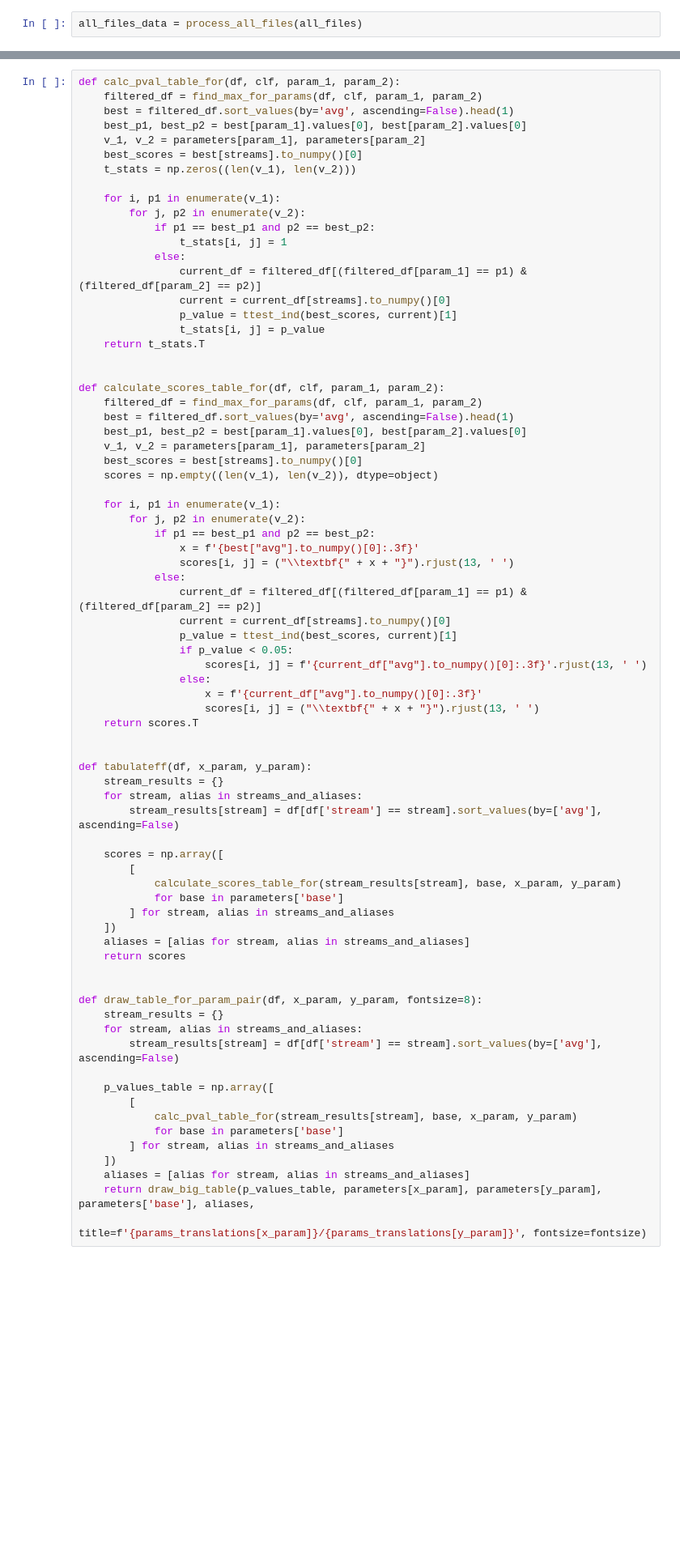
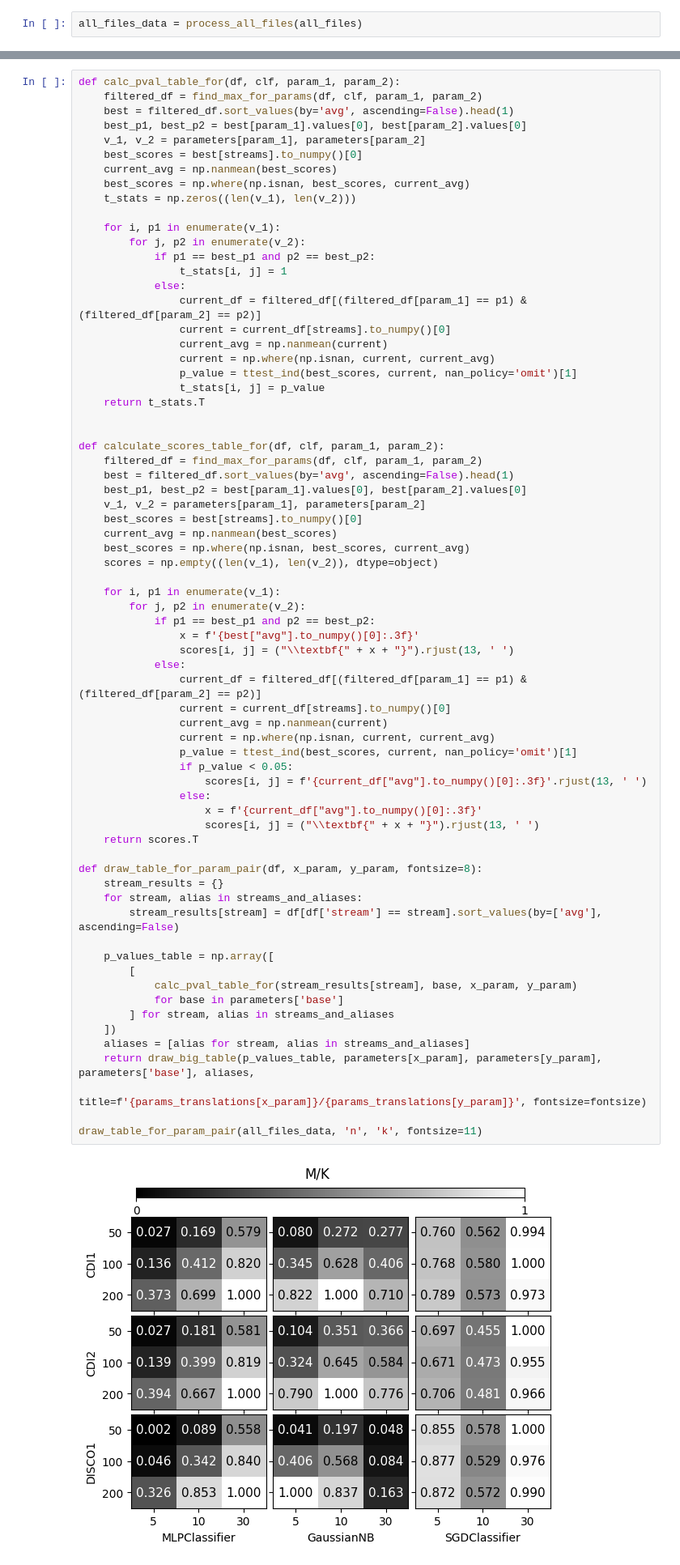
Before and after one commit to mhedloff/stream-learn, a Jupyter notebook: final/notebook.ipynb, the cells around one changed output, grey strips where cells are left out. Shown at 81% size. Cells and saved outputs as stored; diff of their text form; blank space fills up the shorter version.

```diff
--- a/final/notebook.ipynb
+++ b/final/notebook.ipynb
@@ -203,6 +233,8 @@ def calc_pval_table_for(df, clf, param_1, param_2):
     best_p1, best_p2 = best[param_1].values[0], best[param_2].values[0]
     v_1, v_2 = parameters[param_1], parameters[param_2]
     best_scores = best[streams].to_numpy()[0]
+    current_avg = np.nanmean(best_scores)
+    best_scores = np.where(np.isnan, best_scores, current_avg)
     t_stats = np.zeros((len(v_1), len(v_2)))
 
     for i, p1 in enumerate(v_1):
@@ -212,7 +244,9 @@ def calc_pval_table_for(df, clf, param_1, param_2):
             else:
                 current_df = filtered_df[(filtered_df[param_1] == p1) & (filtered_df[param_2] == p2)]
                 current = current_df[streams].to_numpy()[0]
-                p_value = ttest_ind(best_scores, current)[1]
+                current_avg = np.nanmean(current)
+                current = np.where(np.isnan, current, current_avg)
+                p_value = ttest_ind(best_scores, current, nan_policy='omit')[1]
                 t_stats[i, j] = p_value
     return t_stats.T
 
@@ -223,51 +257,43 @@ def calculate_scores_table_for(df, clf, param_1, param_2):
     best_p1, best_p2 = best[param_1].values[0], best[param_2].values[0]
     v_1, v_2 = parameters[param_1], parameters[param_2]
     best_scores = best[streams].to_numpy()[0]
+    current_avg = np.nanmean(best_scores)
+    best_scores = np.where(np.isnan, best_scores, current_avg)
     scores = np.empty((len(v_1), len(v_2)), dtype=object)
 
     for i, p1 in enumerate(v_1):
         for j, p2 in enumerate(v_2):
             if p1 == best_p1 and p2 == best_p2:
                 x = f'{best["avg"].to_numpy()[0]:.3f}'
                 scores[i, j] = ("\\textbf{" + x + "}").rjust(13, ' ')
             else:
                 current_df = filtered_df[(filtered_df[param_1] == p1) & (filtered_df[param_2] == p2)]
                 current = current_df[streams].to_numpy()[0]
-                p_value = ttest_ind(best_scores, current)[1]
+                current_avg = np.nanmean(current)
+                current = np.where(np.isnan, current, current_avg)
+                p_value = ttest_ind(best_scores, current, nan_policy='omit')[1]
                 if p_value < 0.05:
                     scores[i, j] = f'{current_df["avg"].to_numpy()[0]:.3f}'.rjust(13, ' ')
                 else:
                     x = f'{current_df["avg"].to_numpy()[0]:.3f}'
                     scores[i, j] = ("\\textbf{" + x + "}").rjust(13, ' ')
     return scores.T
-
-
-def tabulateff(df, x_param, y_param):
-    stream_results = {}
-    for stream, alias in streams_and_aliases:
-        stream_results[stream] = df[df['stream'] == stream].sort_values(by=['avg'], ascending=False)
-
-    scores = np.array([
-        [
-            calculate_scores_table_for(stream_results[stream], base, x_param, y_param)
-            for base in parameters['base']
-        ] for stream, alias in streams_and_aliases
-    ])
-    aliases = [alias for stream, alias in streams_and_aliases]
-    return scores
-
 
 def draw_table_for_param_pair(df, x_param, y_param, fontsize=8):
     stream_results = {}
     for stream, alias in streams_and_aliases:
         stream_results[stream] = df[df['stream'] == stream].sort_values(by=['avg'], ascending=False)
 
     p_values_table = np.array([
         [
             calc_pval_table_for(stream_results[stream], base, x_param, y_param)
             for base in parameters['base']
         ] for stream, alias in streams_and_aliases
     ])
     aliases = [alias for stream, alias in streams_and_aliases]
     return draw_big_table(p_values_table, parameters[x_param], parameters[y_param], parameters['base'], aliases,
                           title=f'{params_translations[x_param]}/{params_translations[y_param]}', fontsize=fontsize)
+
+draw_table_for_param_pair(all_files_data, 'n', 'k', fontsize=11)
+# %% [output]
+[figure, added]
```
Also changed, not shown: parts of 15 cells of this notebook, 23 other files.
